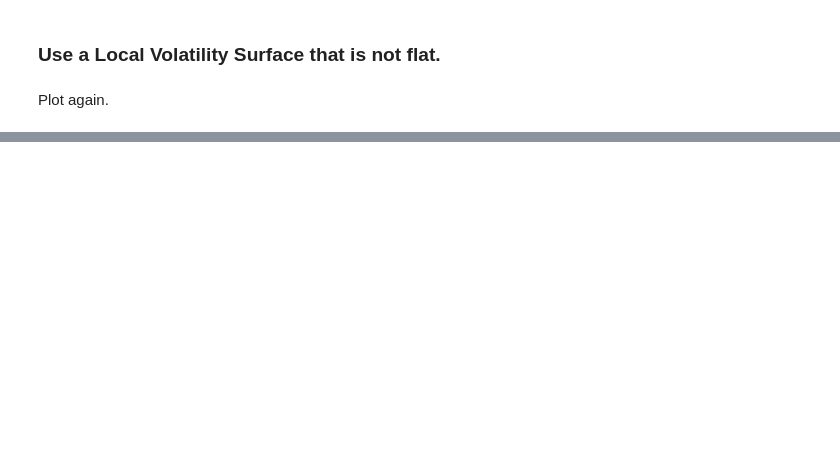
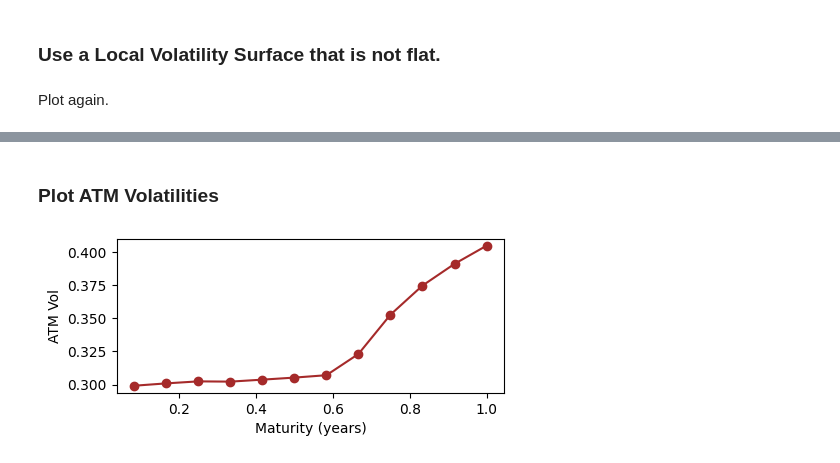
Before and after one commit to finlib/finmc, a Jupyter notebook: notebooks/localvol.ipynb, the cells around one changed output, grey strips where cells are left out. Drawn from its saved outputs; the diff is of its cells as text; code cells hidden in the pictures; blank space fills up the shorter version.

```diff
--- a/notebooks/localvol.ipynb
+++ b/notebooks/localvol.ipynb
@@ -87,0 +87,11 @@ plot_iv(strikes, expirations, surface, atm_vols, fwds)
+# %% [markdown]
+### Plot ATM Volatilities
+# %%
+atmvols, fwds = atmvols_mc(
+    expirations,
+    asset_name="SPX",
+    model=model,
+)
+plot_atmvols(expirations, atmvols)
+# %% [output]
+[figure, added]
```
Also changed, not shown: parts of 5 cells of this notebook, 7 other files.
